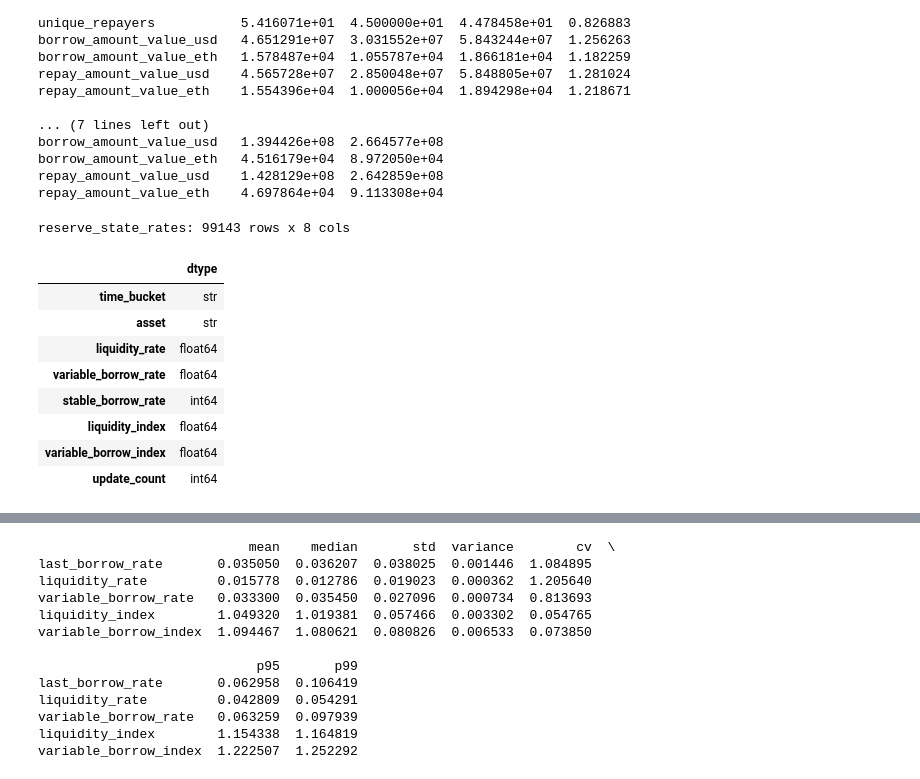
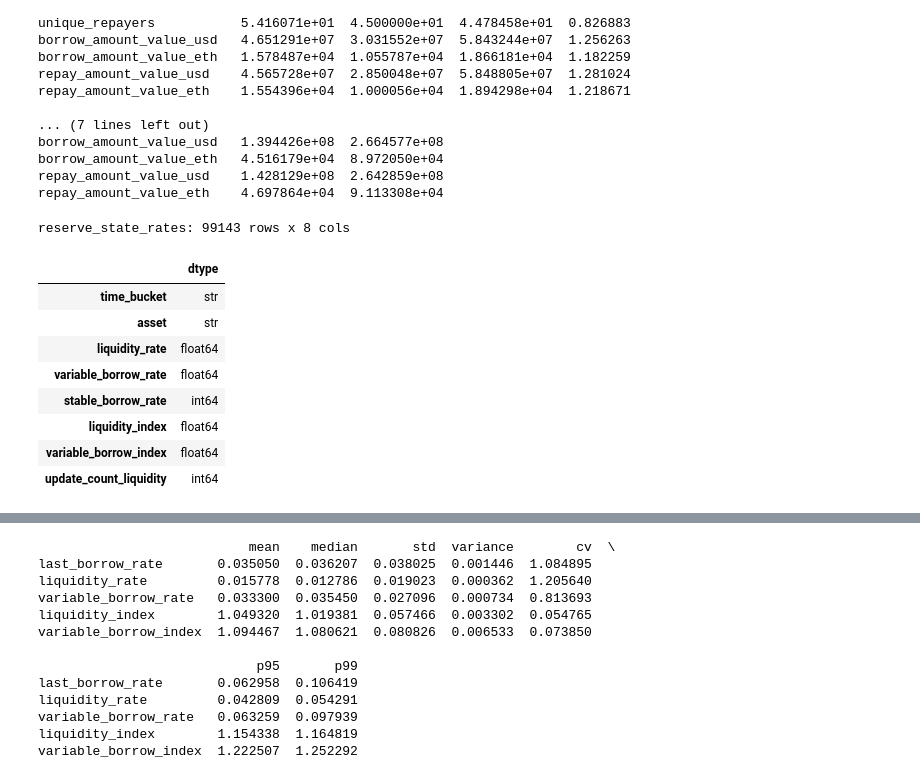
Before and after one commit to md-arham-ali/AAve_v3.1_Credit_risk_scoring, a Jupyter notebook: transform.ipynb, the cells around one changed output, grey strips where cells are left out. Saved outputs shown, nothing was run; the diff lists cells and outputs as text; code cells hidden in the pictures.

```diff
--- a/transform.ipynb
+++ b/transform.ipynb
@@ -507,21 +498,22 @@ repay_amount_value_eth    4.697864e+04  9.113308e+04
 # %%
 TABLE = "reserve_state_rates"
 
 df_0_reserve_state_rates = tf.load_table(TABLE)
+df_0_reserve_state_rates.rename(columns={"update_count": "update_count_liquidity"}, inplace=True)
 print(f"{TABLE}: {df_0_reserve_state_rates.shape[0]} rows x {df_0_reserve_state_rates.shape[1]} cols")
 display(df_0_reserve_state_rates.dtypes.to_frame("dtype"))
 display(df_0_reserve_state_rates.head(PREVIEW_ROWS))
 # %% [output]
 reserve_state_rates: 99143 rows x 8 cols
 |  | dtype |
 | time_bucket | str |
 | asset | str |
 | liquidity_rate | float64 |
 | variable_borrow_rate | float64 |
 | stable_borrow_rate | int64 |
 | liquidity_index | float64 |
 | variable_borrow_index | float64 |
-| update_count | int64 |
+| update_count_liquidity | int64 |
 |  | time_bucket | asset | liquidity_rate | variable_borrow_rate | stable_borrow_rate | liquidity_index | ... |
 | 0 | 2025-04-01 00:00:00.000 UTC | 0x1f9840a85d5af5bf1d1762f925bdadd... | 0.000240 | 0.006838 | 0 | 1.001884 | ... |
 | 1 | 2025-04-01 00:00:00.000 UTC | 0x2260fac5e5542a773aa44fbcfedf7c1... | 0.000260 | 0.005101 | 0 | 1.003301 | ... |
```
Also changed, not shown: parts of 5 cells of this notebook, 7 other files.
